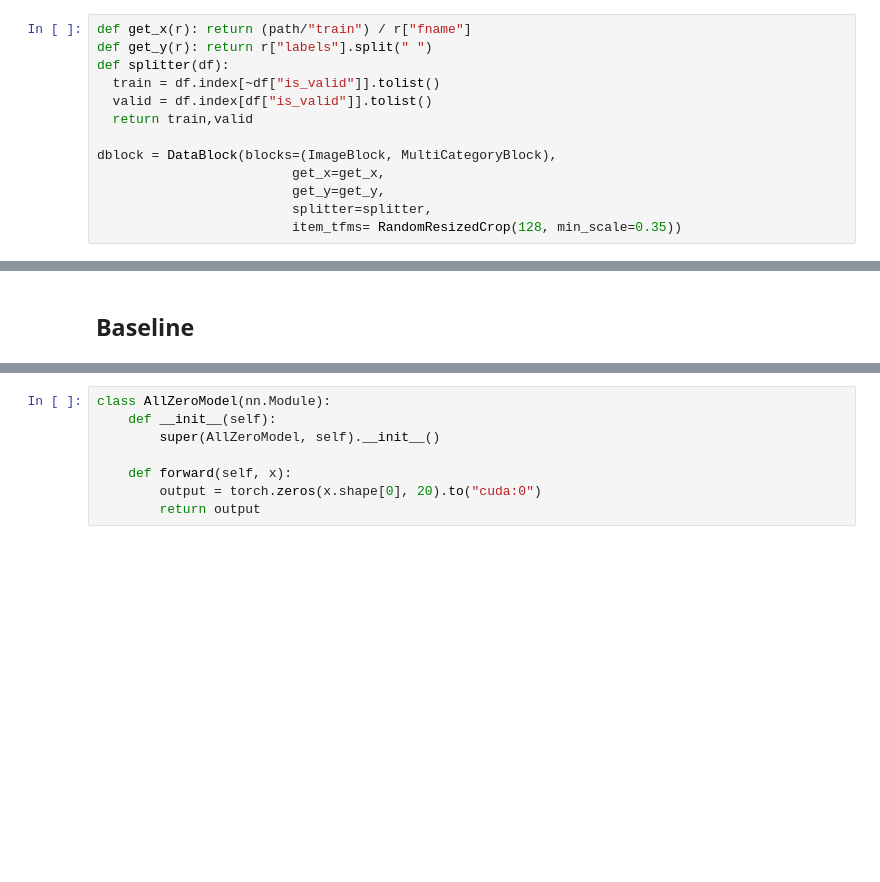
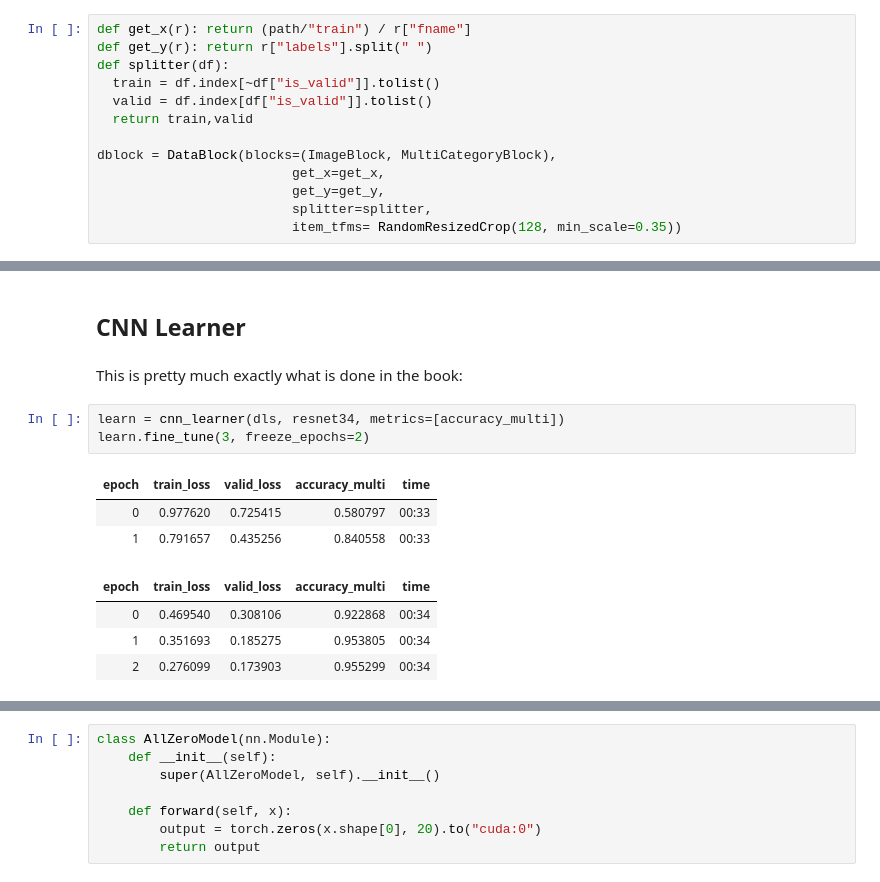
Before and after one commit to LukeWeidenwalker/fastai-notebooks, a Jupyter notebook: 06_pascal_multicat.ipynb, the cells around one changed output, grey strips where cells are left out. Saved outputs shown, nothing was run; the diff lists cells and outputs as text; blank space fills up the shorter version.

```diff
--- a/06_pascal_multicat.ipynb
+++ b/06_pascal_multicat.ipynb
@@ -39,2 +29,15 @@ dls.show_batch()
-# %% [markdown]
-## Baseline
+# %% [markdown]
+## CNN Learner
+# %% [markdown]
+This is pretty much exactly what is done in the book:
+# %%
+learn = cnn_learner(dls, resnet34, metrics=[accuracy_multi])
+learn.fine_tune(3, freeze_epochs=2)
+# %% [output]
+| epoch | train_loss | valid_loss | accuracy_multi | time |
+| 0 | 0.977620 | 0.725415 | 0.580797 | 00:33 |
+| 1 | 0.791657 | 0.435256 | 0.840558 | 00:33 |
+| epoch | train_loss | valid_loss | accuracy_multi | time |
+| 0 | 0.469540 | 0.308106 | 0.922868 | 00:34 |
+| 1 | 0.351693 | 0.185275 | 0.953805 | 00:34 |
+| 2 | 0.276099 | 0.173903 | 0.955299 | 00:34 |
```
Also changed, not shown: parts of 27 cells of this notebook.
